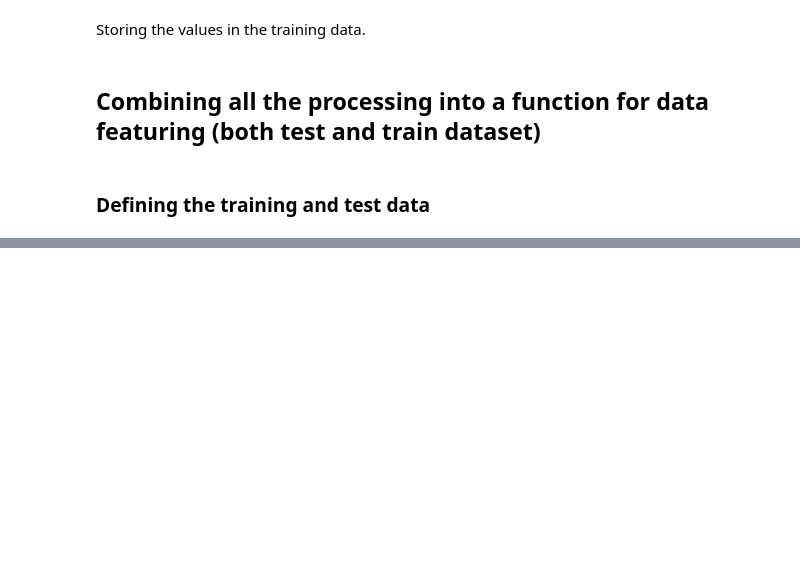
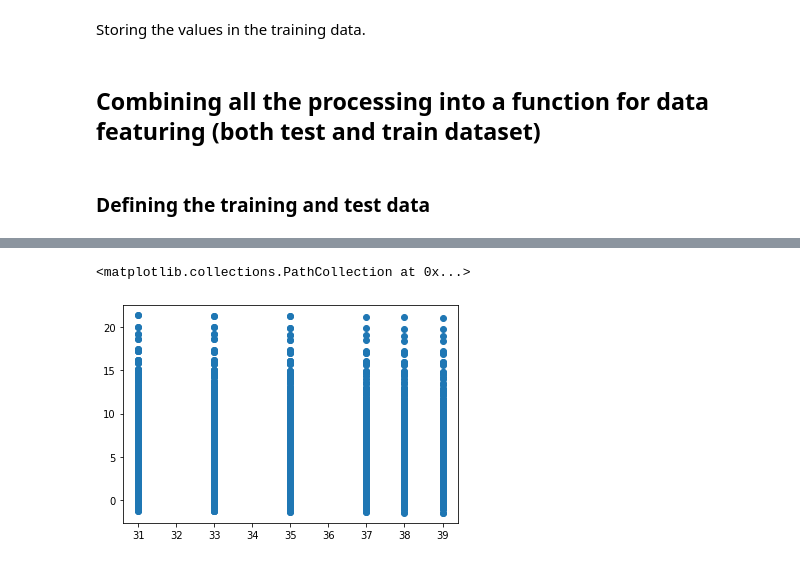
Before and after one commit to rid181198/GoDaddy_Microbusiness_forecast, a Jupyter notebook: data-featuring.ipynb, the cells around one changed output, grey strips where cells are left out. Cells and saved outputs as stored; diff of their text form; code cells hidden in the pictures; blank space fills up the shorter version.

```diff
--- a/data-featuring.ipynb
+++ b/data-featuring.ipynb
@@ -343,0 +406,7 @@ training_target = np.array(train_data[['microbusiness_density']])
+# %%
+
+train_target = np.array(train_features[:,7])
+test_target = np.array(test_features[:,7])
+
+train_features = train_features[:,:7]
+test_features = test_features[:,:7]
@@ -343,0 +415,8 @@ training_target = np.array(train_data[['microbusiness_density']])
+# %%
+train_features = np.delete(train_features,0, axis=1)
+test_features = np.delete(test_features,0, axis=1)
+# %%
+from sklearn.linear_model import LinearRegression
+model = LinearRegression()
+
+model.fit(train_features, train_target)
@@ -343,0 +425,4 @@ training_target = np.array(train_data[['microbusiness_density']])
+# %%
+predictions = model.predict(test_features)
+print(predictions[:100])
+print(test_target[:100])
@@ -343,0 +447,6 @@ training_target = np.array(train_data[['microbusiness_density']])
+# %%
+plt.scatter(test_features[:,0],predictions)
+#plt.scatter(test_features[:,0],test_target)
+# %% [output]
+<matplotlib.collections.PathCollection at 0x...>
+[figure, added]
```
Also changed, not shown: parts of 8 cells of this notebook.
